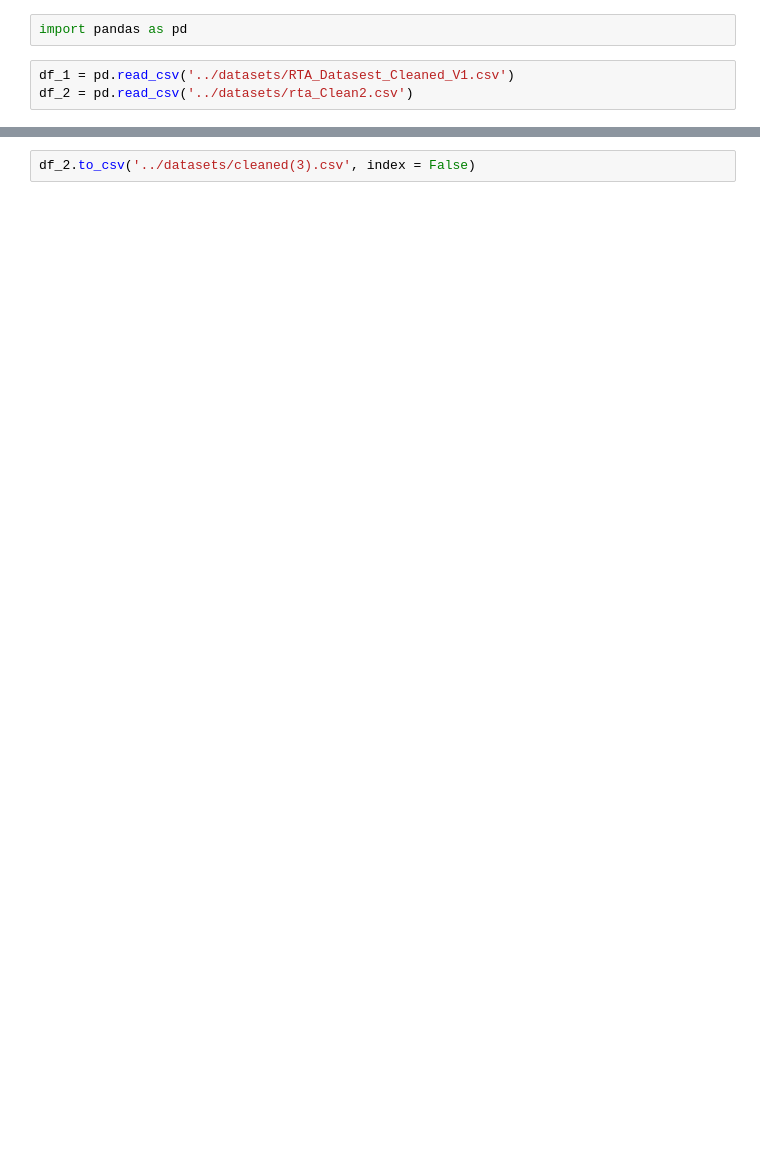
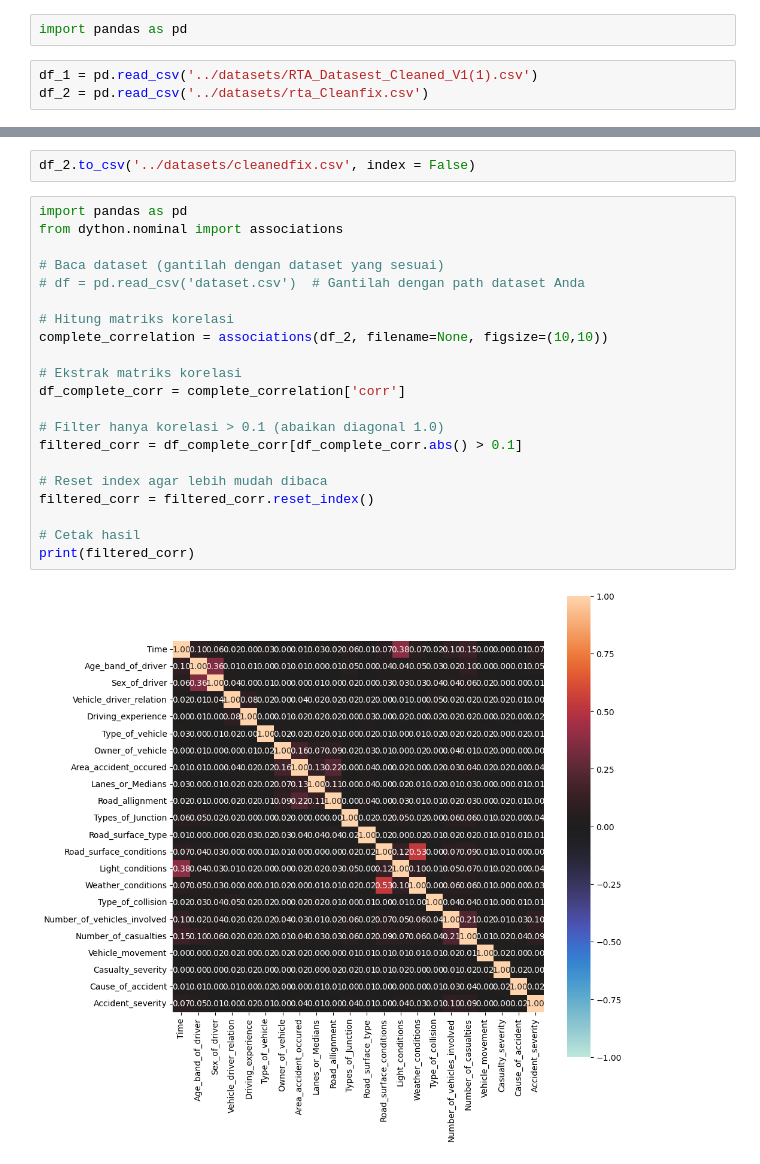
Before and after one commit to ahmadnafi30/3-AhmadNafiMubarok_OrieAbyanMaulana, a Jupyter notebook: code/merge.ipynb, the cells around one changed output, grey strips where cells are left out. Cells and saved outputs as stored; diff of their text form; blank space fills up the shorter version.

```diff
--- a/code/merge.ipynb
+++ b/code/merge.ipynb
@@ -1,5 +1,5 @@
 # %%
 import pandas as pd
 # %%
-df_1 = pd.read_csv('../datasets/RTA_Datasest_Cleaned_V1.csv')
-df_2 = pd.read_csv('../datasets/rta_Clean2.csv')
+df_1 = pd.read_csv('../datasets/RTA_Datasest_Cleaned_V1(1).csv')
+df_2 = pd.read_csv('../datasets/rta_Cleanfix.csv')
@@ -72,2 +113,25 @@ print(df_2)
 # %%
-df_2.to_csv('../datasets/cleaned(3).csv', index = False)
+df_2.to_csv('../datasets/cleanedfix.csv', index = False)
+# %%
+import pandas as pd
+from dython.nominal import associations
+
+# Baca dataset (gantilah dengan dataset yang sesuai)
+# df = pd.read_csv('dataset.csv')  # Gantilah dengan path dataset Anda
+
+# Hitung matriks korelasi
+complete_correlation = associations(df_2, filename=None, figsize=(10,10))
+
+# Ekstrak matriks korelasi
+df_complete_corr = complete_correlation['corr']
+
+# Filter hanya korelasi > 0.1 (abaikan diagonal 1.0)
+filtered_corr = df_complete_corr[df_complete_corr.abs() > 0.1]
+
+# Reset index agar lebih mudah dibaca
+filtered_corr = filtered_corr.reset_index()
+
+# Cetak hasil
+print(filtered_corr)
+# %% [output]
+[figure, added]
```
Also changed, not shown: parts of 9 cells of this notebook, 8 other files.
